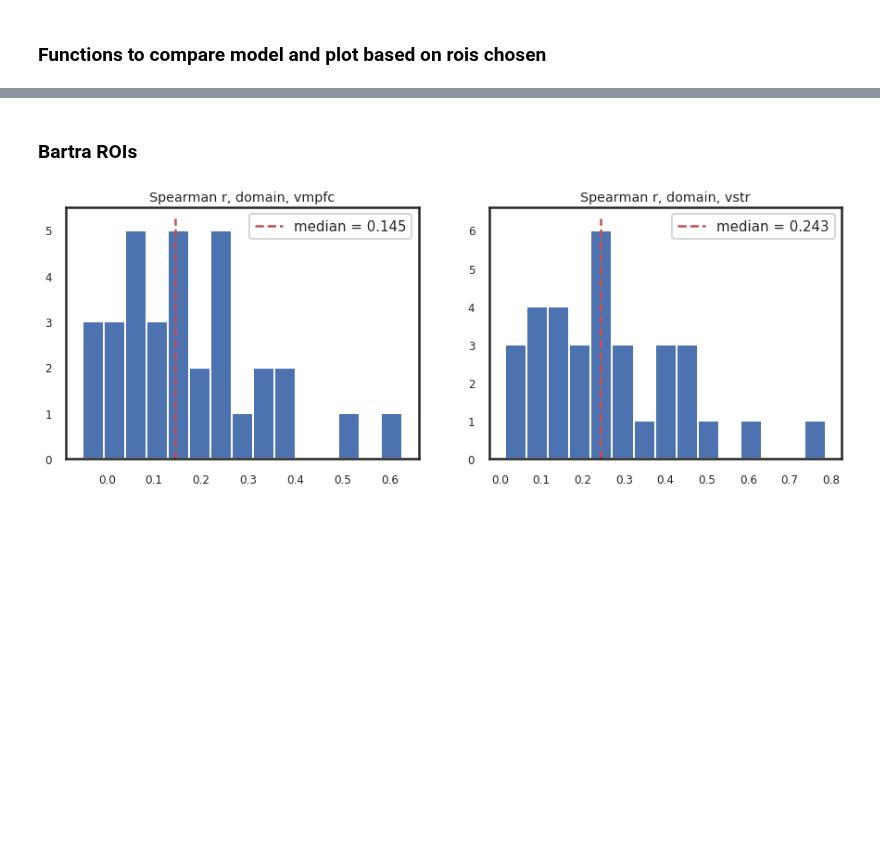
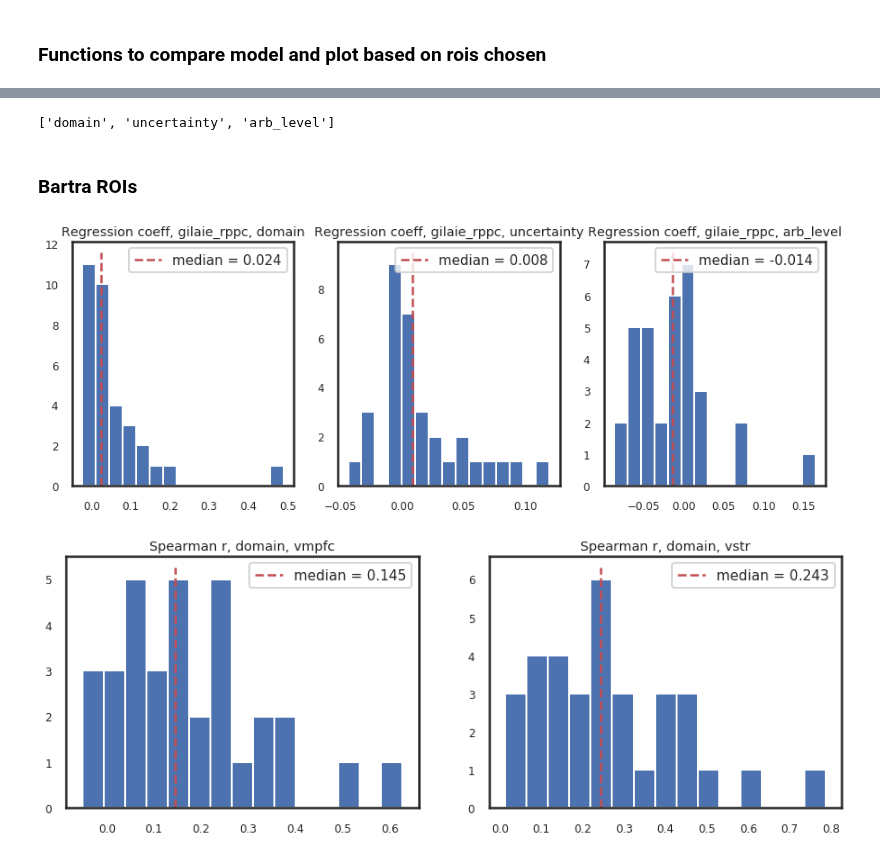
Before and after one commit to ruonanjia/mdm_imaging_analysis, a Jupyter notebook: mdm_uncert_rsa_model.ipynb, the cells around one changed output, grey strips where cells are left out. Drawn from its saved outputs; the diff is of its cells as text; code cells hidden in the pictures; blank space fills up the shorter version.

```diff
--- a/mdm_uncert_rsa_model.ipynb
+++ b/mdm_uncert_rsa_model.ipynb
@@ -299,0 +355,12 @@ def compare_with_model(subjects, roi_names, mod_rdm_vector):
+# %%
+mod_names = list(mod_rdm_vector.keys())
+# prepare regressors
+mod_rdm_vector_all = []
+
+for (mod_idx, mod_name) in enumerate(mod_names):
+
+    mod_rdm_vector_all.append(mod_rdm_vector[mod_name])
+
+mod_rdm_vector_all = np.transpose(np.array(mod_rdm_vector_all))
+# %%
+reg = LinearRegression().fit(mod_rdm_vector_all, rdm_vector)
@@ -299,0 +379,5 @@ def compare_with_model(subjects, roi_names, mod_rdm_vector):
+# %%
+mod_names = list(mod_rdm_vector.keys())
+mod_names
+# %% [output]
+['domain', 'uncertainty', 'arb_level']
@@ -316,6 +451,25 @@ def plot_r_hist(r):
                                colors = 'r', linestyles = 'dashed')
             ax[roi_idx].legend(['median = %s' %round(median,3)], fontsize = 15)
             ax[roi_idx].set_title('Spearman r, '+mod_name+', '+roi_name)
+# %%
+# plot regression coefficients from linear model distribution
+def plot_coeff_hist(regress_coeff):
+
+    roi_names = list(regress_coeff.keys())
+    mod_names = list(regress_coeff[roi_names[0]].keys())
+
+    for (roi_idx, roi_name) in enumerate(roi_names):
+
+        f, ax = plt.subplots(1, len(mod_names), figsize = (15,5))
+        for (mod_idx, mod_name) in enumerate(mod_names):
+            # plot distribution
+            ax[mod_idx].hist(regress_coeff[roi_name][mod_name], bins = 15)
+            # plot median
+            median = np.median(regress_coeff[roi_name][mod_name])
+            ax[mod_idx].vlines(median, ymin=0, ymax=ax[mod_idx].get_ylim()[1],
+                               colors = 'r', linestyles = 'dashed')
+            ax[mod_idx].legend(['median = %s' %round(median,3)], fontsize = 15)
+            ax[mod_idx].set_title('Regression coeff, '+roi_name+', '+mod_name)
 # %%
 # permutation test
 
@@ -411,6 +648,15 @@ def plot_permutation_null(r_perm, sig_level = 0.05):
             ax[roi_idx].set_title('Spearman r perm, '+mod_name+', '+roi_name)
 # %% [markdown]
 ### Bartra ROIs <a class="anchor" id="bartra"></a>
+# %%
+# plot coeffients from linear model
+roi_names = ['gilaie_rppc']
+
+regress_coef, regress_intercept = regression_all_model(subjects, roi_names, mod_rdm_vector)
+
+plot_coeff_hist(regress_coef)
+# %% [output]
+[figure, added]
 # %%
 roi_names = ['vmpfc', 'vstr']
 
```
Also changed, not shown: parts of 15 cells of this notebook.
